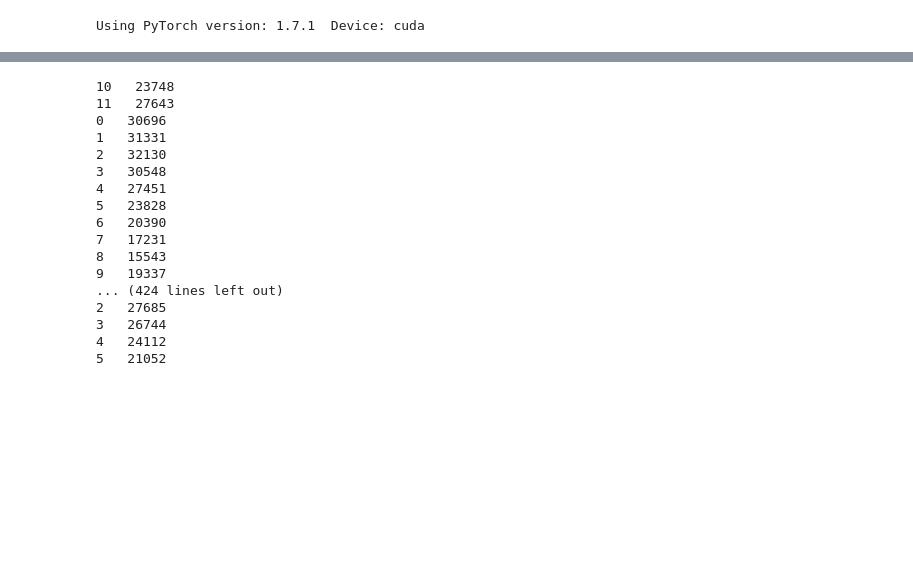
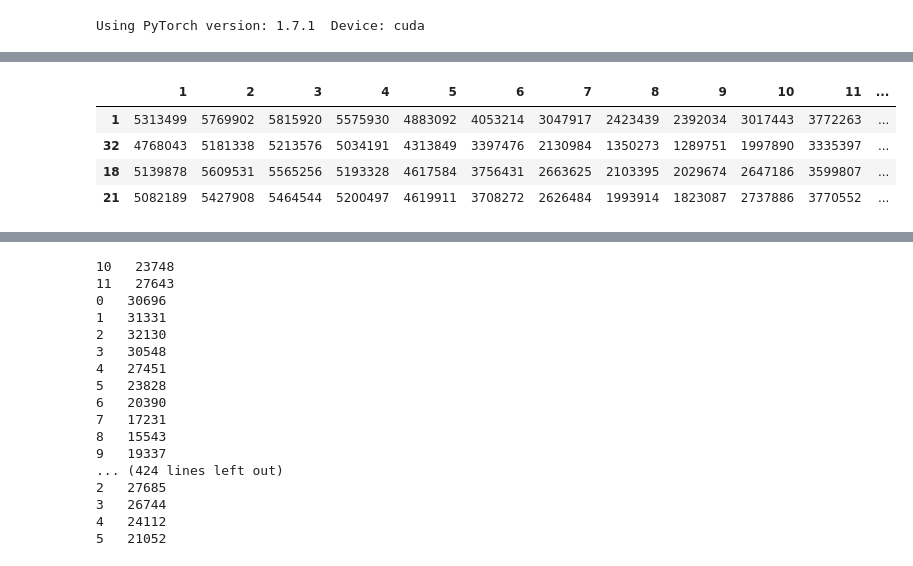
Before and after one commit to BenchleyKim/DeepDive, a Jupyter notebook: DACON/Month13/Untitled1.ipynb, the cells around one changed output, grey strips where cells are left out. Saved outputs shown, nothing was run; the diff lists cells and outputs as text; code cells hidden in the pictures; blank space fills up the shorter version.

```diff
--- a/DACON/Month13/Untitled1.ipynb
+++ b/DACON/Month13/Untitled1.ipynb
@@ -20,0 +85,10 @@ Using PyTorch version: 1.7.1  Device: cuda
+# %%
+X_train, X_test, Y_train, Y_test =  train_test_split(totaldf, targetdf, test_size = 0.1)
+# %%
+X_test
+# %% [output]
+|  | 1 | 2 | 3 | 4 | 5 | 6 | 7 | 8 | 9 | 10 | 11 | ... |
+| 1 | 5313499 | 5769902 | 5815920 | 5575930 | 4883092 | 4053214 | 3047917 | 2423439 | 2392034 | 3017443 | 3772263 | ... |
+| 32 | 4768043 | 5181338 | 5213576 | 5034191 | 4313849 | 3397476 | 2130984 | 1350273 | 1289751 | 1997890 | 3335397 | ... |
+| 18 | 5139878 | 5609531 | 5565256 | 5193328 | 4617584 | 3756431 | 2663625 | 2103395 | 2029674 | 2647186 | 3599807 | ... |
+| 21 | 5082189 | 5427908 | 5464544 | 5200497 | 4619911 | 3708272 | 2626484 | 1993914 | 1823087 | 2737886 | 3770552 | ... |
```
Also changed, not shown: parts of 18 cells of this notebook, 1 other file.
